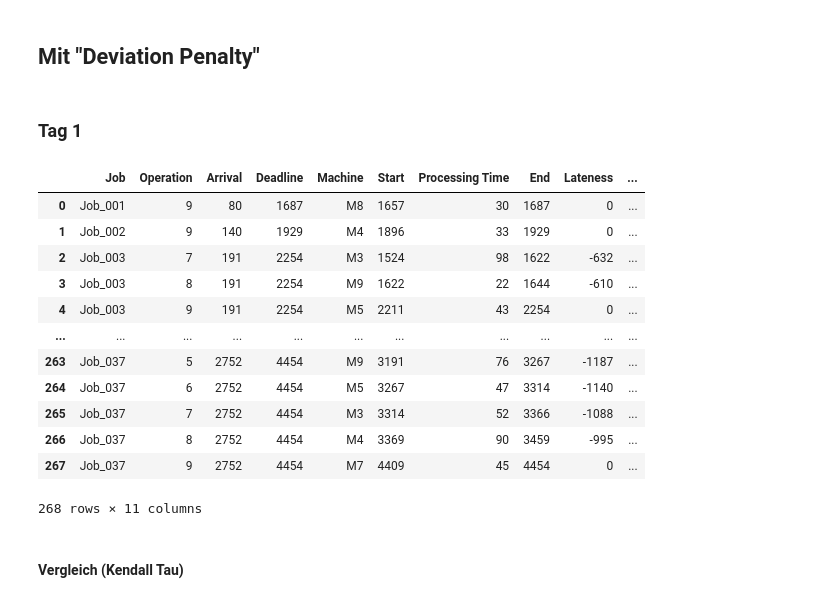
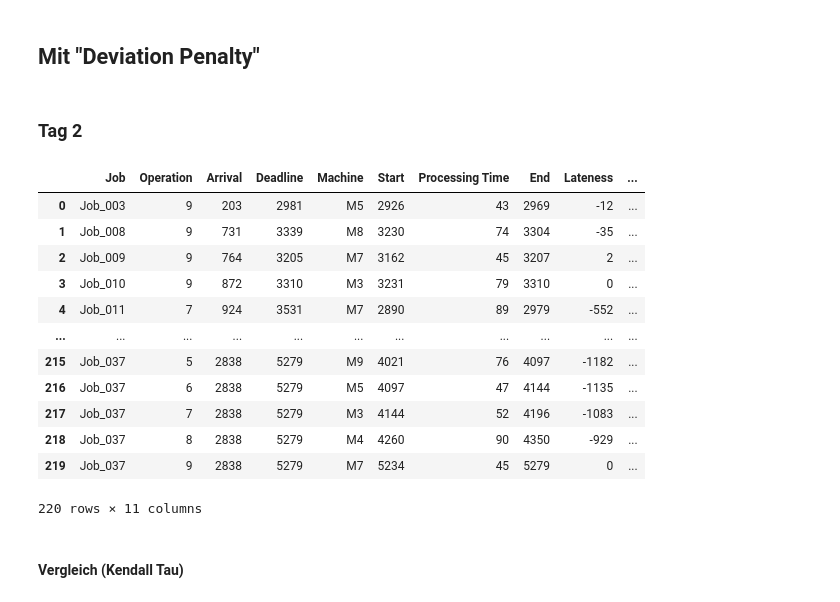
Before and after one commit to konrad-adamski/HTWD_JobShop_Rescheduling, a Jupyter notebook: 13_CP_Scheduling_with_DueDate/07_Reihenfolge auf Maschinen.ipynb, the cells around one changed output. Cells and saved outputs as stored; diff of their text form; code cells hidden in the pictures.

```diff
--- a/13_CP_Scheduling_with_DueDate/07_Reihenfolge auf Maschinen.ipynb
+++ b/13_CP_Scheduling_with_DueDate/07_Reihenfolge auf Maschinen.ipynb
@@ -51,30 +53,30 @@ df_plan_init[df_plan_init.Job == "Job_018"]
 # %% [markdown]
 ## Mit "Deviation Penalty"
 # %% [markdown]
-### Tag 1
+### Tag 2
 # %%
-day_numb = 1
+day_numb = 2
 
 df_plan_temp = pd.read_csv(get_schedule_filename("06_devpen", day=day_numb))
 df_plan_temp = df_plan_temp.sort_values(by=["Arrival", "Start"]).reset_index(drop=True)
 df_plan_temp
 
 df_plan_devpen_01 = df_plan_temp
 df_plan_devpen_01
 # %% [output]
 |  | Job | Operation | Arrival | Deadline | Machine | Start | Processing Time | End | Lateness | ... |
-| 0 | Job_001 | 9 | 80 | 1687 | M8 | 1657 | 30 | 1687 | 0 | ... |
-| 1 | Job_002 | 9 | 140 | 1929 | M4 | 1896 | 33 | 1929 | 0 | ... |
-| 2 | Job_003 | 7 | 191 | 2254 | M3 | 1524 | 98 | 1622 | -632 | ... |
-| 3 | Job_003 | 8 | 191 | 2254 | M9 | 1622 | 22 | 1644 | -610 | ... |
-| 4 | Job_003 | 9 | 191 | 2254 | M5 | 2211 | 43 | 2254 | 0 | ... |
+| 0 | Job_003 | 9 | 203 | 2981 | M5 | 2926 | 43 | 2969 | -12 | ... |
+| 1 | Job_008 | 9 | 731 | 3339 | M8 | 3230 | 74 | 3304 | -35 | ... |
+| 2 | Job_009 | 9 | 764 | 3205 | M7 | 3162 | 45 | 3207 | 2 | ... |
+| 3 | Job_010 | 9 | 872 | 3310 | M3 | 3231 | 79 | 3310 | 0 | ... |
+| 4 | Job_011 | 7 | 924 | 3531 | M7 | 2890 | 89 | 2979 | -552 | ... |
 | ... | ... | ... | ... | ... | ... | ... | ... | ... | ... | ... |
-| 263 | Job_037 | 5 | 2752 | 4454 | M9 | 3191 | 76 | 3267 | -1187 | ... |
-| 264 | Job_037 | 6 | 2752 | 4454 | M5 | 3267 | 47 | 3314 | -1140 | ... |
-| 265 | Job_037 | 7 | 2752 | 4454 | M3 | 3314 | 52 | 3366 | -1088 | ... |
-| 266 | Job_037 | 8 | 2752 | 4454 | M4 | 3369 | 90 | 3459 | -995 | ... |
-| 267 | Job_037 | 9 | 2752 | 4454 | M7 | 4409 | 45 | 4454 | 0 | ... |
+| 215 | Job_037 | 5 | 2838 | 5279 | M9 | 4021 | 76 | 4097 | -1182 | ... |
+| 216 | Job_037 | 6 | 2838 | 5279 | M5 | 4097 | 47 | 4144 | -1135 | ... |
+| 217 | Job_037 | 7 | 2838 | 5279 | M3 | 4144 | 52 | 4196 | -1083 | ... |
+| 218 | Job_037 | 8 | 2838 | 5279 | M4 | 4260 | 90 | 4350 | -929 | ... |
+| 219 | Job_037 | 9 | 2838 | 5279 | M7 | 5234 | 45 | 5279 | 0 | ... |
-268 rows × 11 columns
+220 rows × 11 columns
 # %% [markdown]
 #### Vergleich (Kendall Tau)
 # %%
```
Also changed, not shown: parts of 26 cells of this notebook, 8 other files.
